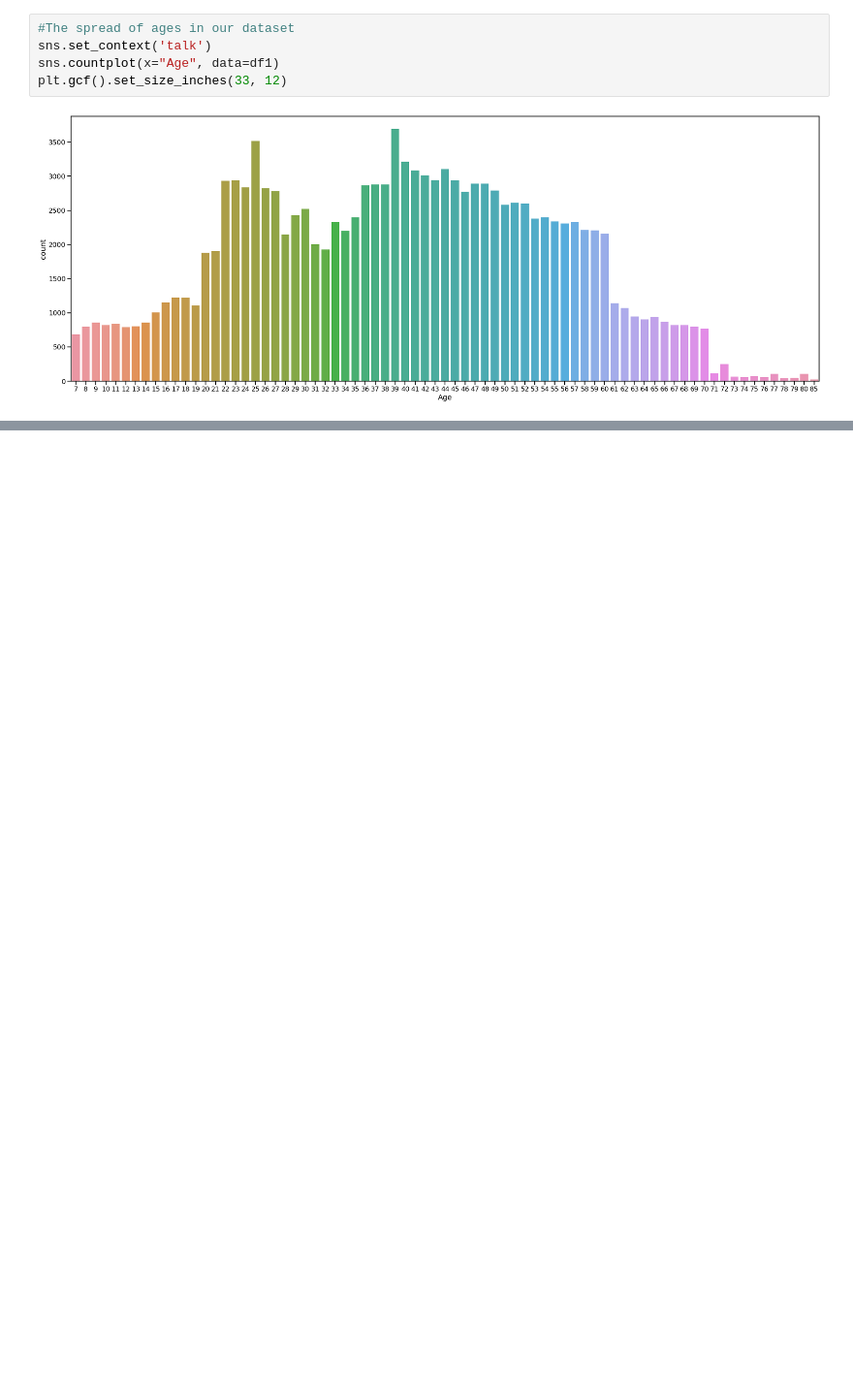
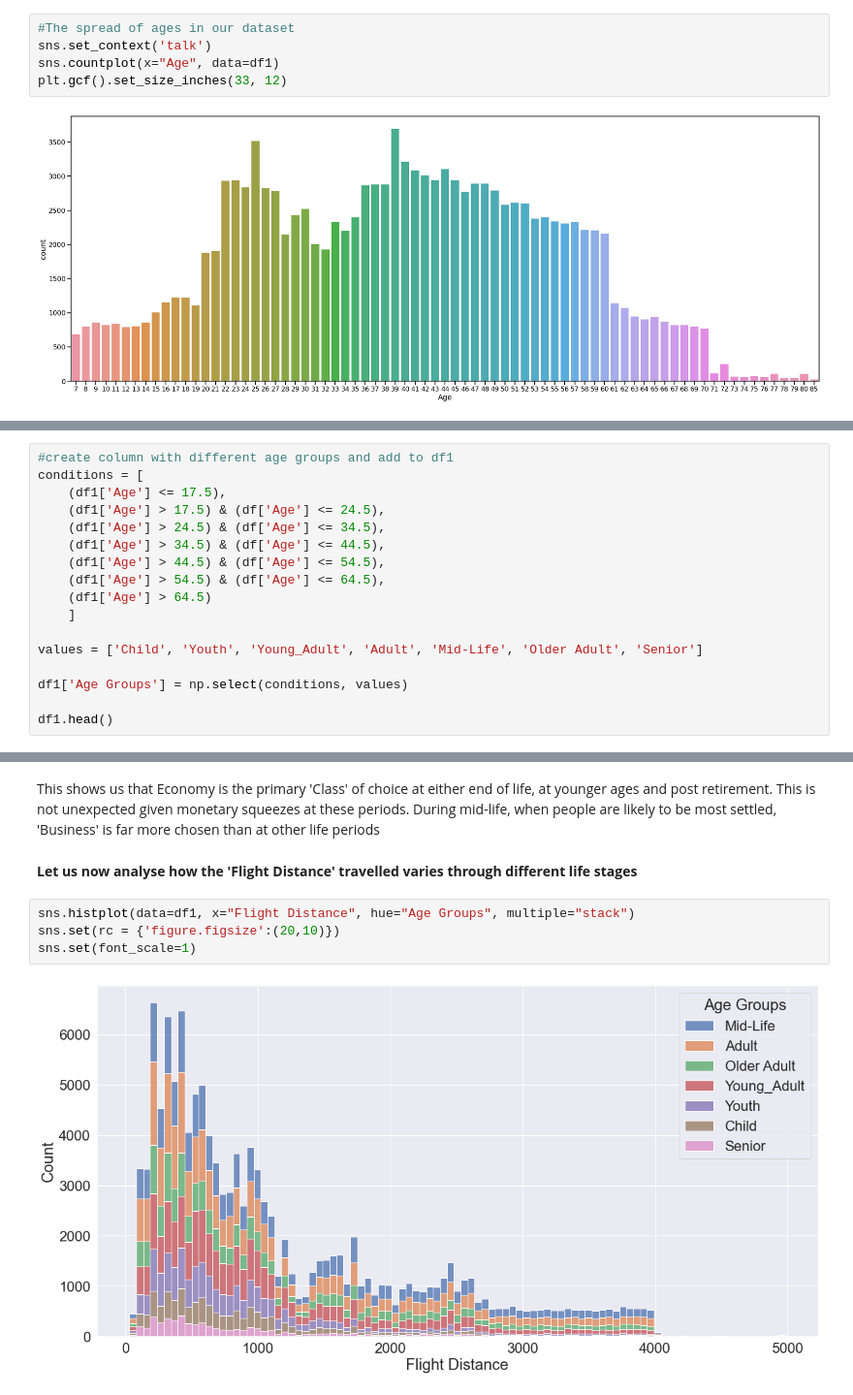
Before and after one commit to kunals94/Final-Project-Data-Science-Programme-Cambridge-University-Flatiron-School, a Jupyter notebook: KSarin_final_project_v1.ipynb, the cells around one changed output, grey strips where cells are left out. Shown at 97% size. Drawn from its saved outputs; the diff is of its cells as text; blank space fills up the shorter version.

```diff
--- a/KSarin_final_project_v1.ipynb
+++ b/KSarin_final_project_v1.ipynb
@@ -212,0 +213,17 @@ plt.gcf().set_size_inches(25, 7)
+# %%
+#create column with different age groups and add to df1
+conditions = [
+    (df1['Age'] <= 17.5),
+    (df1['Age'] > 17.5) & (df['Age'] <= 24.5),
+    (df1['Age'] > 24.5) & (df['Age'] <= 34.5),
+    (df1['Age'] > 34.5) & (df['Age'] <= 44.5),
+    (df1['Age'] > 44.5) & (df['Age'] <= 54.5),
+    (df1['Age'] > 54.5) & (df['Age'] <= 64.5),
+    (df1['Age'] > 64.5)
+    ]
+
+values = ['Child', 'Youth', 'Young_Adult', 'Adult', 'Mid-Life', 'Older Adult', 'Senior']
+
+df1['Age Groups'] = np.select(conditions, values)
+
+df1.head()
@@ -212,0 +274,10 @@ plt.gcf().set_size_inches(25, 7)
+# %% [markdown]
+This shows us that Economy is the primary 'Class' of choice at either end of life, at younger ages and post retirement. This is not unexpected given monetary squeezes at these periods. During mid-life, when people are likely to be most settled, 'Business' is far more chosen than at other life periods
+# %% [markdown]
+**Let us now analyse how the 'Flight Distance' travelled varies through different life stages**
+# %%
+sns.histplot(data=df1, x="Flight Distance", hue="Age Groups", multiple="stack")
+sns.set(rc = {'figure.figsize':(20,10)})
+sns.set(font_scale=1)
+# %% [output]
+[figure, added]
```
Also changed, not shown: parts of 25 cells of this notebook.
